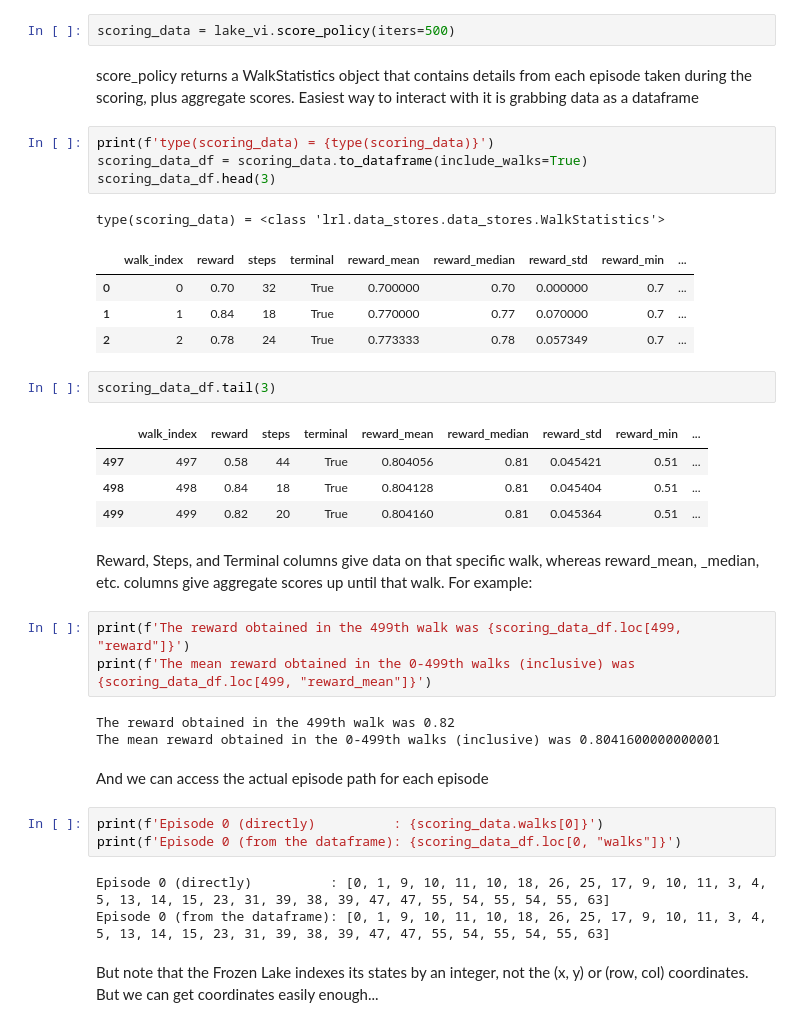
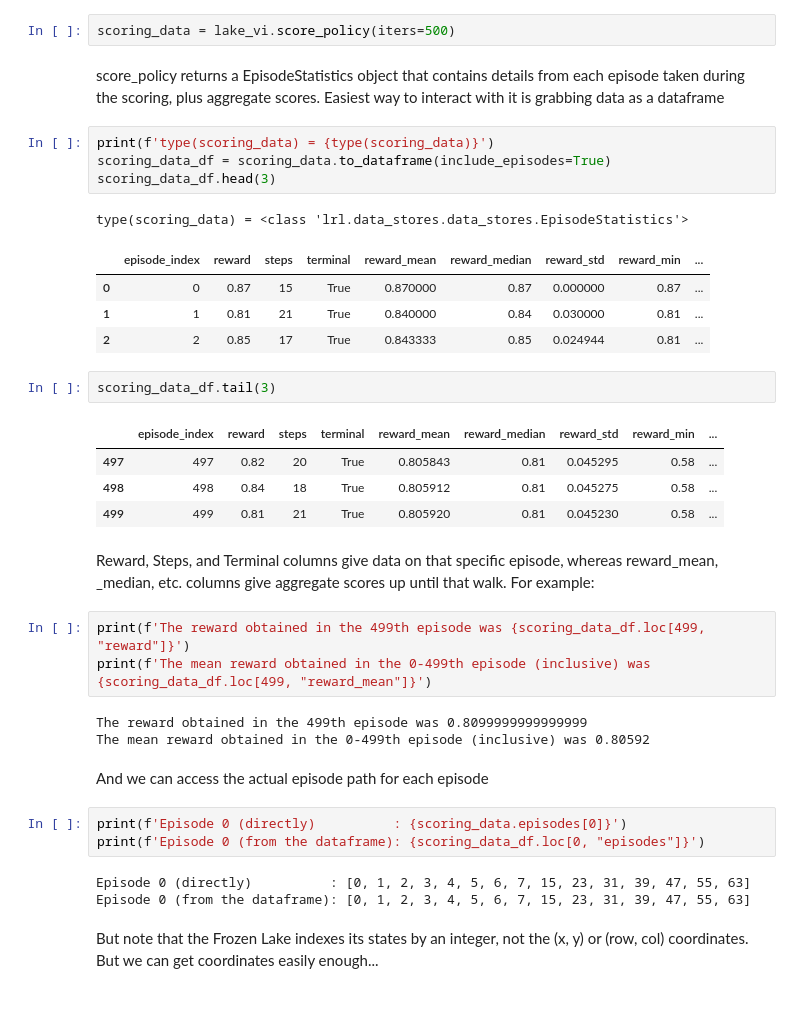
Before and after one commit to ca-scribner/lrl, a Jupyter notebook: docs/source/example_solution_frozen_lake.ipynb, the cells around one changed output. Drawn from its saved outputs; the diff is of its cells as text.

```diff
--- a/docs/source/example_solution_frozen_lake.ipynb
+++ b/docs/source/example_solution_frozen_lake.ipynb
@@ -59,40 +59,40 @@ And we can then score our solution by running it multiple times through the envi
 # %%
 scoring_data = lake_vi.score_policy(iters=500)
 # %% [markdown]
-score_policy returns a WalkStatistics object that contains details from each episode taken during the scoring, plus aggregate scores.  Easiest way to interact with it is grabbing data as a dataframe
+score_policy returns a EpisodeStatistics object that contains details from each episode taken during the scoring, plus aggregate scores.  Easiest way to interact with it is grabbing data as a dataframe
 # %%
 print(f'type(scoring_data) = {type(scoring_data)}')
-scoring_data_df = scoring_data.to_dataframe(include_walks=True)
+scoring_data_df = scoring_data.to_dataframe(include_episodes=True)
 scoring_data_df.head(3)
 # %% [output]
-type(scoring_data) = <class 'lrl.data_stores.data_stores.WalkStatistics'>
+type(scoring_data) = <class 'lrl.data_stores.data_stores.EpisodeStatistics'>
-|  | walk_index | reward | steps | terminal | reward_mean | reward_median | reward_std | reward_min | ... |
-| 0 | 0 | 0.70 | 32 | True | 0.700000 | 0.70 | 0.000000 | 0.7 | ... |
-| 1 | 1 | 0.84 | 18 | True | 0.770000 | 0.77 | 0.070000 | 0.7 | ... |
-| 2 | 2 | 0.78 | 24 | True | 0.773333 | 0.78 | 0.057349 | 0.7 | ... |
+|  | episode_index | reward | steps | terminal | reward_mean | reward_median | reward_std | reward_min | ... |
+| 0 | 0 | 0.87 | 15 | True | 0.870000 | 0.87 | 0.000000 | 0.87 | ... |
+| 1 | 1 | 0.81 | 21 | True | 0.840000 | 0.84 | 0.030000 | 0.81 | ... |
+| 2 | 2 | 0.85 | 17 | True | 0.843333 | 0.85 | 0.024944 | 0.81 | ... |
 # %%
 scoring_data_df.tail(3)
 # %% [output]
-|  | walk_index | reward | steps | terminal | reward_mean | reward_median | reward_std | reward_min | ... |
-| 497 | 497 | 0.58 | 44 | True | 0.804056 | 0.81 | 0.045421 | 0.51 | ... |
-| 498 | 498 | 0.84 | 18 | True | 0.804128 | 0.81 | 0.045404 | 0.51 | ... |
-| 499 | 499 | 0.82 | 20 | True | 0.804160 | 0.81 | 0.045364 | 0.51 | ... |
+|  | episode_index | reward | steps | terminal | reward_mean | reward_median | reward_std | reward_min | ... |
+| 497 | 497 | 0.82 | 20 | True | 0.805843 | 0.81 | 0.045295 | 0.58 | ... |
+| 498 | 498 | 0.84 | 18 | True | 0.805912 | 0.81 | 0.045275 | 0.58 | ... |
+| 499 | 499 | 0.81 | 21 | True | 0.805920 | 0.81 | 0.045230 | 0.58 | ... |
 # %% [markdown]
-Reward, Steps, and Terminal columns give data on that specific walk, whereas reward_mean, \_median, etc. columns give aggregate scores up until that walk.  For example:
+Reward, Steps, and Terminal columns give data on that specific episode, whereas reward_mean, \_median, etc. columns give aggregate scores up until that walk.  For example:
 # %%
-print(f'The reward obtained in the 499th walk was {scoring_data_df.loc[499, "reward"]}')
-print(f'The mean reward obtained in the 0-499th walks (inclusive) was {scoring_data_df.loc[499, "reward_mean"]}')
+print(f'The reward obtained in the 499th episode was {scoring_data_df.loc[499, "reward"]}')
+print(f'The mean reward obtained in the 0-499th episode (inclusive) was {scoring_data_df.loc[499, "reward_mean"]}')
 # %% [output]
-The reward obtained in the 499th walk was 0.82
-The mean reward obtained in the 0-499th walks (inclusive) was 0.8041600000000001
+The reward obtained in the 499th episode was 0.8099999999999999
+The mean reward obtained in the 0-499th episode (inclusive) was 0.80592
 # %% [markdown]
 And we can access the actual episode path for each episode
 # %%
-print(f'Episode 0 (directly)          : {scoring_data.walks[0]}')
-print(f'Episode 0 (from the dataframe): {scoring_data_df.loc[0, "walks"]}')
+print(f'Episode 0 (directly)          : {scoring_data.episodes[0]}')
+print(f'Episode 0 (from the dataframe): {scoring_data_df.loc[0, "episodes"]}')
 # %% [output]
-Episode 0 (directly)          : [0, 1, 9, 10, 11, 10, 18, 26, 25, 17, 9, 10, 11, 3, 4, 5, 13, 14, 15, 23, 31, 39, 38, 39, 47, 47, 55, 54, 55, 54, 55, 63]
-Episode 0 (from the dataframe): [0, 1, 9, 10, 11, 10, 18, 26, 25, 17, 9, 10, 11, 3, 4, 5, 13, 14, 15, 23, 31, 39, 38, 39, 47, 47, 55, 54, 55, 54, 55, 63]
+Episode 0 (directly)          : [0, 1, 2, 3, 4, 5, 6, 7, 15, 23, 31, 39, 47, 55, 63]
+Episode 0 (from the dataframe): [0, 1, 2, 3, 4, 5, 6, 7, 15, 23, 31, 39, 47, 55, 63]
 # %% [markdown]
 But note that the Frozen Lake indexes its states by an integer, not the (x, y) or (row, col) coordinates.  But we can get coordinates easily enough...
 # %%
```
Also changed, not shown: parts of 12 cells of this notebook, 8 other files.
